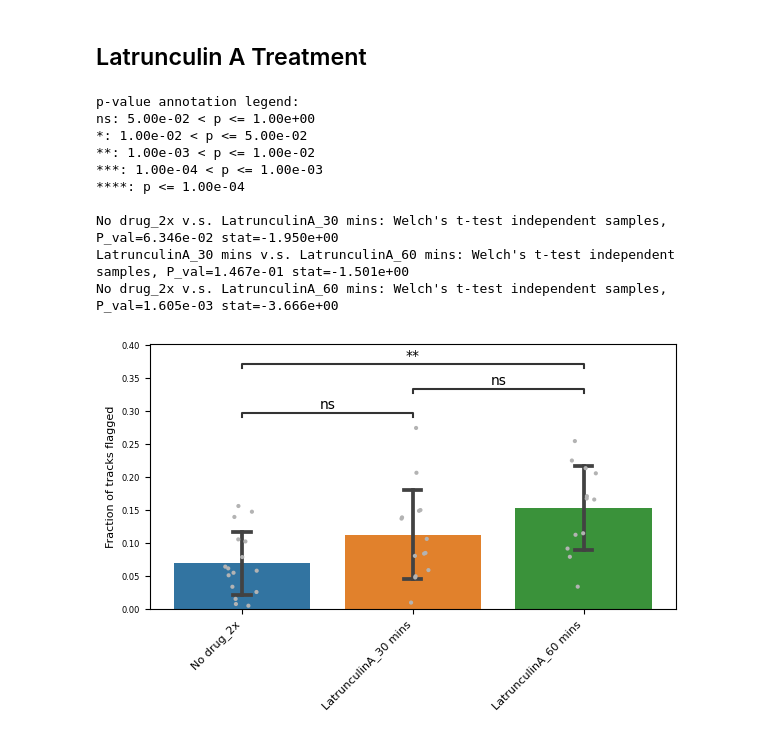
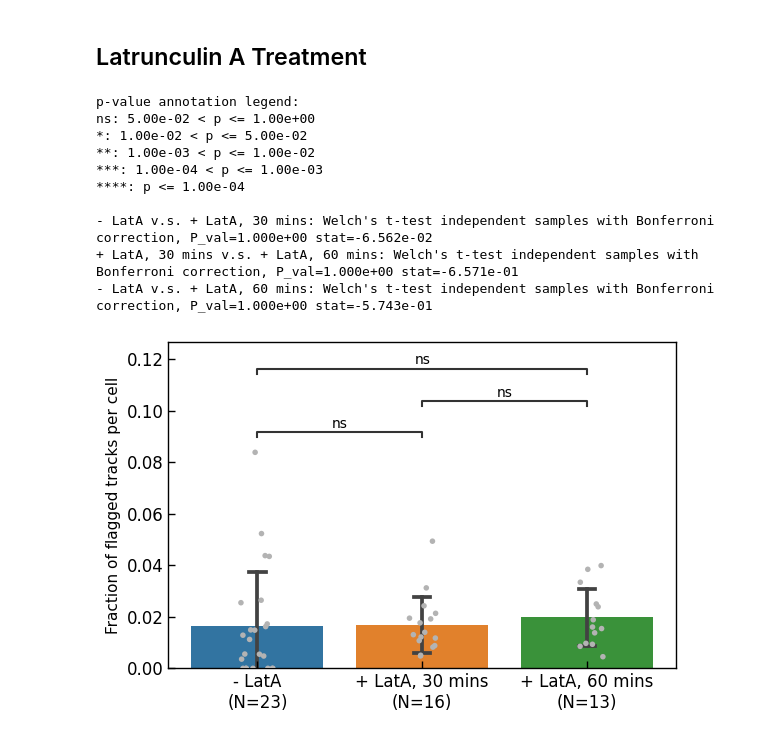
Before and after one commit to walterlab-um/Hyperosmotic_Confinement-Jump, a Jupyter notebook: plots/Fraction of track flagged_barplot.ipynb, the cells around one changed output. Cells and saved outputs as stored; diff of their text form; code cells hidden in the pictures.

```diff
--- a/plots/Fraction of track flagged_barplot.ipynb
+++ b/plots/Fraction of track flagged_barplot.ipynb
@@ -212,29 +124,75 @@ data.to_csv(csv_file_path, index=False)
+# %%
+def load_and_label(csv_files, label):
+    dfs = []
+    for file in csv_files:
+        df = pd.read_csv(file)
+        df['label'] = label
+        dfs.append(df)
+    return pd.concat(dfs, ignore_index=True)
+# %%
+no_drug_df = load_and_label(csv_files_1, '- LatA')
+noco_30mins_df = load_and_label(csv_files_2, '+ LatA, 30 mins')
+noco_60mins_df = load_and_label(csv_files_3, '+ LatA, 60 mins')
+
+results_df = pd.concat([no_drug_df, noco_30mins_df, noco_60mins_df], ignore_index=True)
+# %%
+desired_order = ['- LatA', '+ LatA, 30 mins', '+ LatA, 60 mins']
+condition_counter = {label: results_df[results_df['label'] == label].shape[0] for label in desired_order}
 # %%
 # Plotting
-plt.figure(figsize=(6, 4),)
-ax = sns.barplot(data=data, x="label", y="fraction_flagged", ci='sd', capsize=0.1, estimator=np.mean)
-sns.stripplot(data=data, x="label", y="fraction_flagged", color="0.7", size=3)
+plt.figure(figsize=(6, 4))
+
+# Bar plot with strip plot overlay, ensuring the order
+ax = sns.barplot(data=results_df, x="label", y="fraction", ci='sd', capsize=0.1, estimator=np.mean, order=desired_order)
+sns.stripplot(data=results_df, x="label", y="fraction", color="0.7", size=4, jitter=True, order=desired_order)
 
 # Add statistical annotations
-box_pairs = [("No drug_2x", "LatrunculinA_30 mins"), ("No drug_2x", "LatrunculinA_60 mins"), ("LatrunculinA_30 mins", "LatrunculinA_60 mins")]
-test_stats = add_stat_annotation(ax, data=data, x="label", y="fraction_flagged", box_pairs=box_pairs, test="t-test_welch", comparisons_correction=None, text_format="star", loc="inside", verbose=2)
+box_pairs = [
+    ("- LatA", "+ LatA, 30 mins"),
+    ("- LatA", "+ LatA, 60 mins"),
+    ("+ LatA, 30 mins", "+ LatA, 60 mins")
+]
+add_stat_annotation(ax, data=results_df, x="label", y="fraction", box_pairs=box_pairs, test="t-test_welch",
+                    text_format="star", loc='inside', verbose=2, order=desired_order)
 
-plt.xticks(rotation=45, ha="right", fontsize=8)
-plt.yticks(fontsize=6)
-plt.ylabel("Fraction of tracks flagged", fontsize=8)
+# Customize axis labels and layout
+plt.ylabel("Fraction of flagged tracks per cell", fontsize=11)
 plt.xlabel("")
 plt.ylim(0, None)
+
+# Customize x-tick labels with row counts
+labels_with_counts = [f"{label}\n(N={count})" for label, count in condition_counter.items()]
+ax.set_xticklabels(labels_with_counts, ha="center", fontsize=10)
+
+# Customize spines
+for spine in plt.gca().spines.values():
+    spine.set_linewidth(1)
+
+plt.gca().tick_params(
+    axis="both",
+    which="major",
+    labelsize=12,
+    direction="in",
+    bottom=True,
+    left=True,
+    length=5,
+    width=1,
+)
+plt.gca().set_axisbelow(False)
+
+# Save and show the plot
 plt.tight_layout()
+plt.savefig("fraction_flagged_plot.png", format="png", bbox_inches="tight", dpi=300)
 plt.show()
 # %% [output]
 p-value annotation legend:
 ns: 5.00e-02 < p <= 1.00e+00
 *: 1.00e-02 < p <= 5.00e-02
 **: 1.00e-03 < p <= 1.00e-02
 ***: 1.00e-04 < p <= 1.00e-03
 ****: p <= 1.00e-04
 
-No drug_2x v.s. LatrunculinA_30 mins: Welch's t-test independent samples, P_val=6.346e-02 stat=-1.950e+00
-LatrunculinA_30 mins v.s. LatrunculinA_60 mins: Welch's t-test independent samples, P_val=1.467e-01 stat=-1.501e+00
-No drug_2x v.s. LatrunculinA_60 mins: Welch's t-test independent samples, P_val=1.605e-03 stat=-3.666e+00
+- LatA v.s. + LatA, 30 mins: Welch's t-test independent samples with Bonferroni correction, P_val=1.000e+00 stat=-6.562e-02
++ LatA, 30 mins v.s. + LatA, 60 mins: Welch's t-test independent samples with Bonferroni correction, P_val=1.000e+00 stat=-6.571e-01
+- LatA v.s. + LatA, 60 mins: Welch's t-test independent samples with Bonferroni correction, P_val=1.000e+00 stat=-5.743e-01
-[figure, old version]
+[figure, new version]
```
Also changed, not shown: parts of 20 cells of this notebook.
